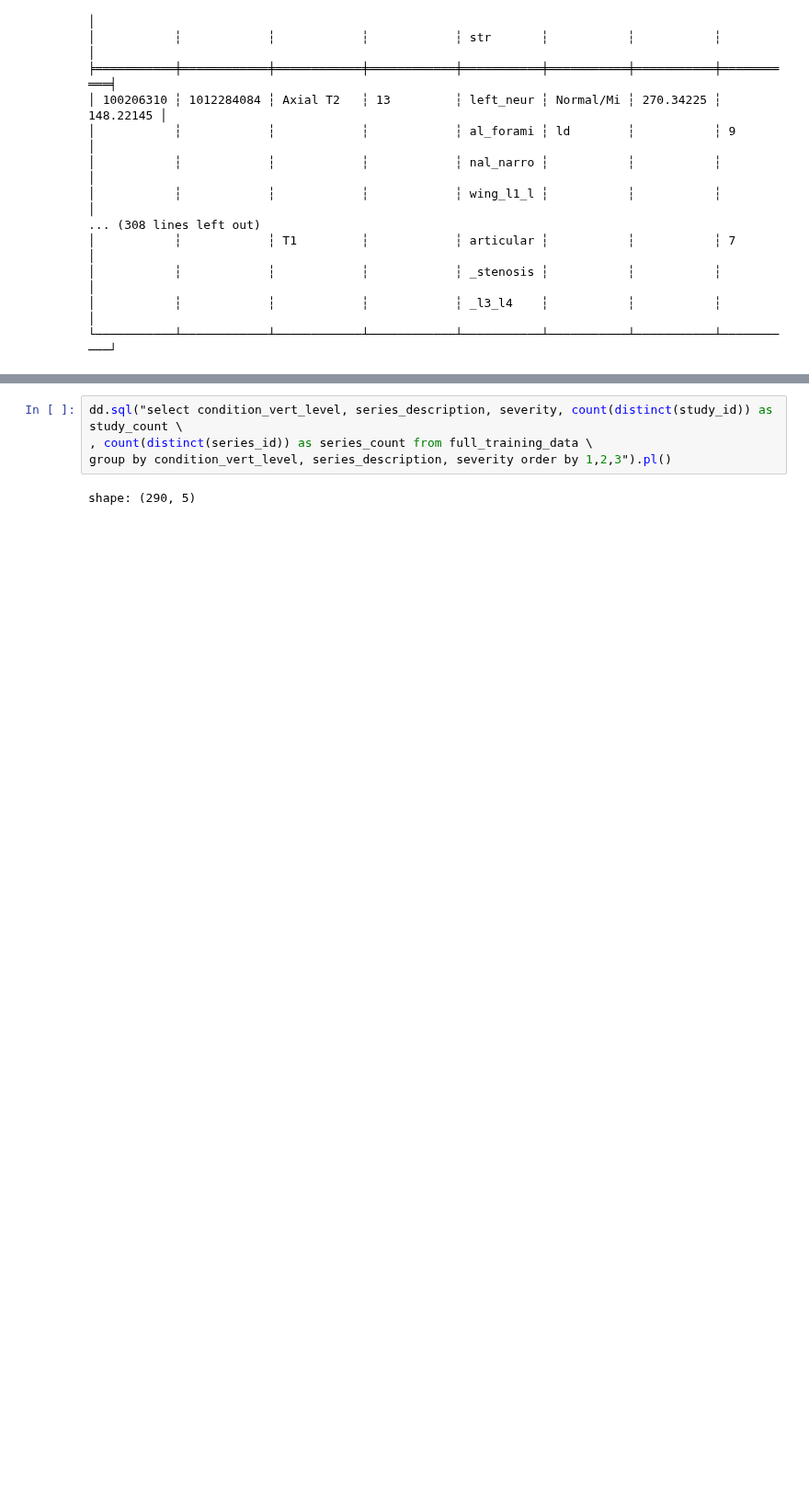
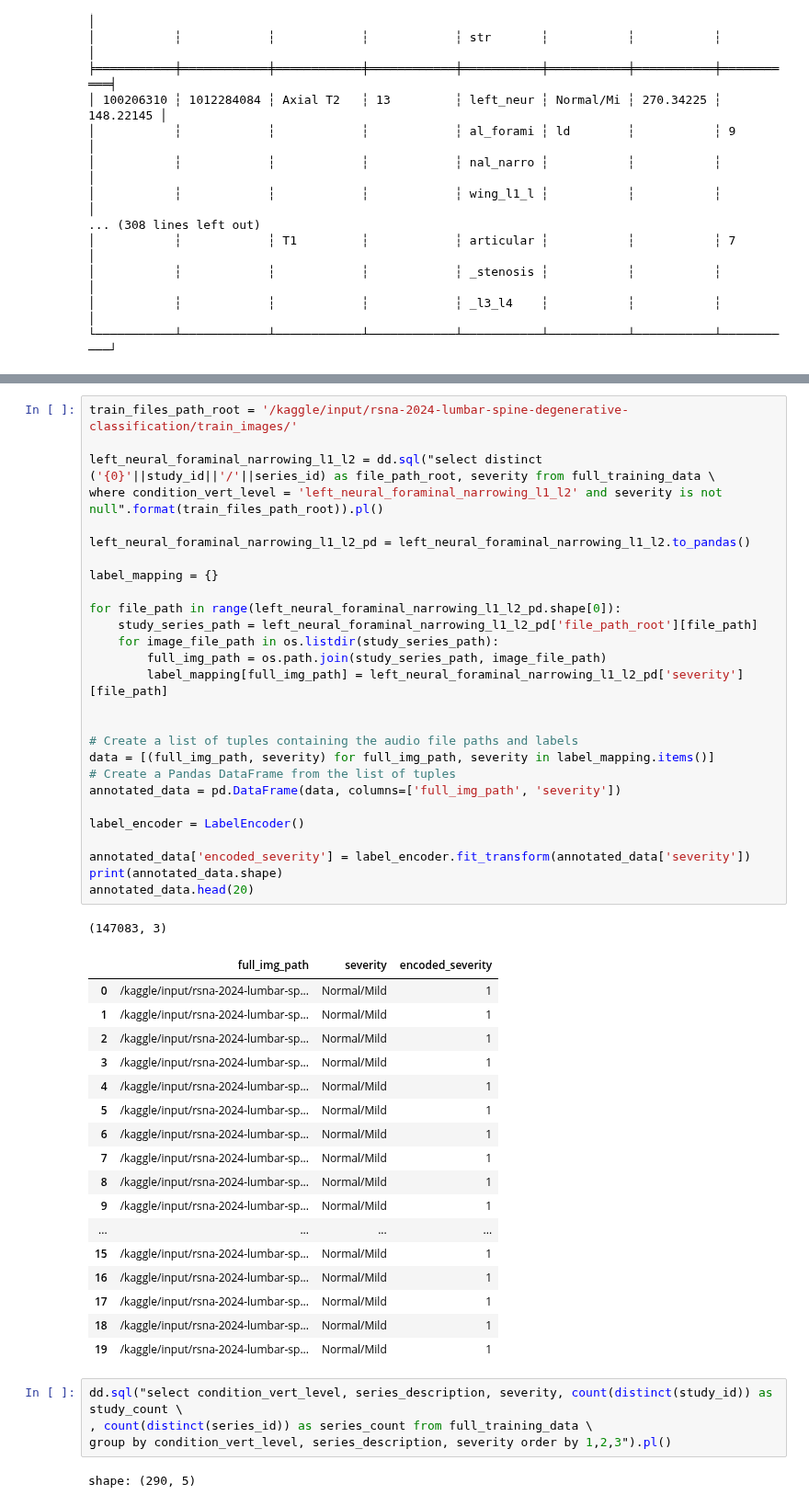
Before and after one commit to sumaniitm/RSNA-2024-Lumbar-Spine-Degenerative-Classification, a Jupyter notebook: primary-problem-study-rsna-2024.ipynb, the cells around one changed output, grey strips where cells are left out. Shown at 92% size. Drawn from its saved outputs; the diff is of its cells as text; blank space fills up the shorter version.

```diff
--- a/primary-problem-study-rsna-2024.ipynb
+++ b/primary-problem-study-rsna-2024.ipynb
@@ -100,3 +143,49 @@ shape: (75, 8)
+# %%
+train_files_path_root = '/kaggle/input/rsna-2024-lumbar-spine-degenerative-classification/train_images/'
+
+left_neural_foraminal_narrowing_l1_l2 = dd.sql("select distinct ('{0}'||study_id||'/'||series_id) as file_path_root, severity from full_training_data \
+where condition_vert_level = 'left_neural_foraminal_narrowing_l1_l2' and severity is not null".format(train_files_path_root)).pl()
+
+left_neural_foraminal_narrowing_l1_l2_pd = left_neural_foraminal_narrowing_l1_l2.to_pandas()
+
+label_mapping = {}
+
+for file_path in range(left_neural_foraminal_narrowing_l1_l2_pd.shape[0]):
+    study_series_path = left_neural_foraminal_narrowing_l1_l2_pd['file_path_root'][file_path]
+    for image_file_path in os.listdir(study_series_path):
+        full_img_path = os.path.join(study_series_path, image_file_path)
+        label_mapping[full_img_path] = left_neural_foraminal_narrowing_l1_l2_pd['severity'][file_path]
+
+
+# Create a list of tuples containing the audio file paths and labels
+data = [(full_img_path, severity) for full_img_path, severity in label_mapping.items()]
+# Create a Pandas DataFrame from the list of tuples
+annotated_data = pd.DataFrame(data, columns=['full_img_path', 'severity'])
+
+label_encoder = LabelEncoder()
+
+annotated_data['encoded_severity'] = label_encoder.fit_transform(annotated_data['severity'])
+print(annotated_data.shape)
+annotated_data.head(20)
+# %% [output]
+(147083, 3)
+|  | full_img_path | severity | encoded_severity |
+| 0 | /kaggle/input/rsna-2024-lumbar-sp... | Normal/Mild | 1 |
+| 1 | /kaggle/input/rsna-2024-lumbar-sp... | Normal/Mild | 1 |
+| 2 | /kaggle/input/rsna-2024-lumbar-sp... | Normal/Mild | 1 |
+| 3 | /kaggle/input/rsna-2024-lumbar-sp... | Normal/Mild | 1 |
+| 4 | /kaggle/input/rsna-2024-lumbar-sp... | Normal/Mild | 1 |
+| 5 | /kaggle/input/rsna-2024-lumbar-sp... | Normal/Mild | 1 |
+| 6 | /kaggle/input/rsna-2024-lumbar-sp... | Normal/Mild | 1 |
+| 7 | /kaggle/input/rsna-2024-lumbar-sp... | Normal/Mild | 1 |
+| 8 | /kaggle/input/rsna-2024-lumbar-sp... | Normal/Mild | 1 |
+| 9 | /kaggle/input/rsna-2024-lumbar-sp... | Normal/Mild | 1 |
+| ... | ... | ... | ... |
+| 15 | /kaggle/input/rsna-2024-lumbar-sp... | Normal/Mild | 1 |
+| 16 | /kaggle/input/rsna-2024-lumbar-sp... | Normal/Mild | 1 |
+| 17 | /kaggle/input/rsna-2024-lumbar-sp... | Normal/Mild | 1 |
+| 18 | /kaggle/input/rsna-2024-lumbar-sp... | Normal/Mild | 1 |
+| 19 | /kaggle/input/rsna-2024-lumbar-sp... | Normal/Mild | 1 |
 # %%
 dd.sql("select condition_vert_level, series_description, severity, count(distinct(study_id)) as study_count \
 , count(distinct(series_id)) as series_count from full_training_data \
```
Also changed, not shown: parts of 3 cells of this notebook.
